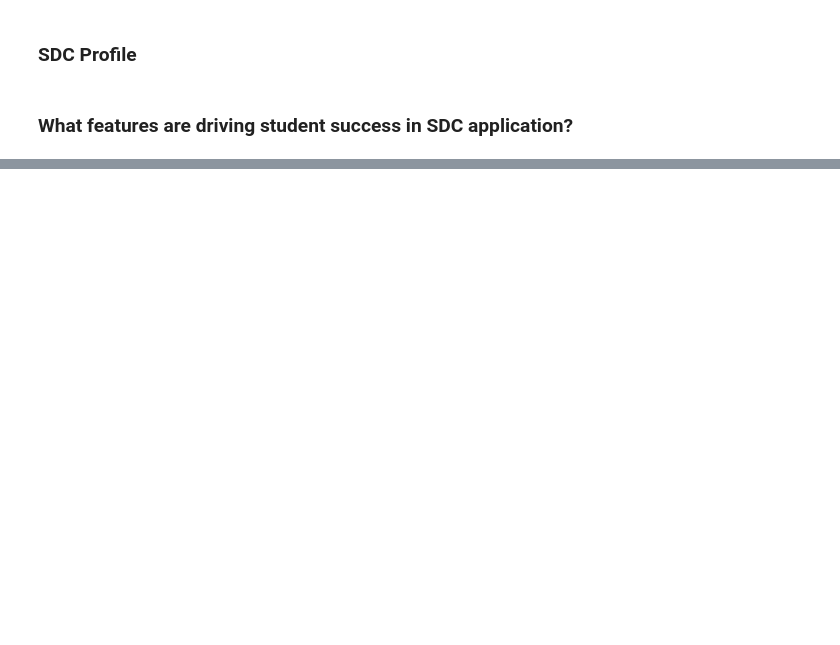
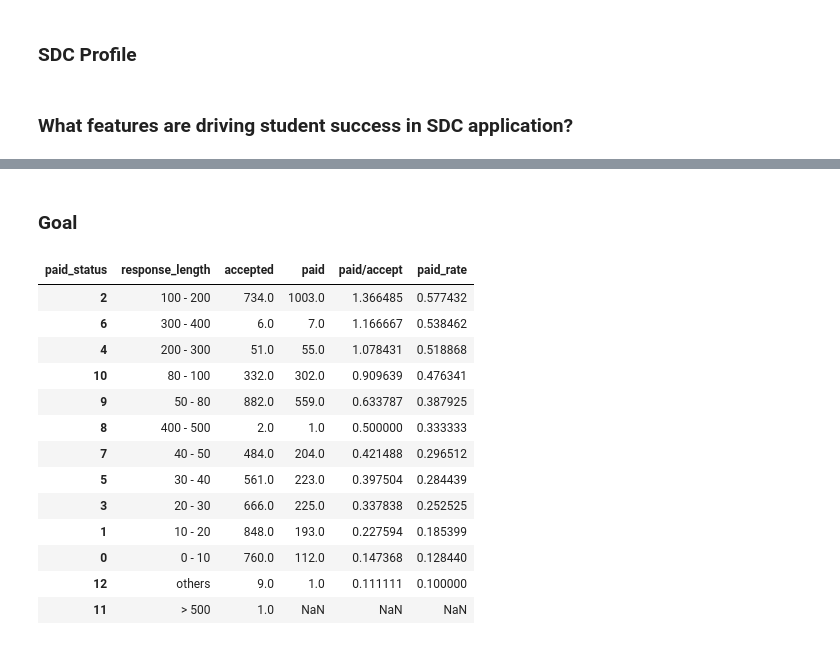
Before and after one commit to yidongli-u/udacity, a Jupyter notebook: successful-student-profile/SDC_profile.ipynb, the cells around one changed output, grey strips where cells are left out. Drawn from its saved outputs; the diff is of its cells as text; code cells hidden in the pictures; blank space fills up the shorter version.

```diff
--- a/successful-student-profile/SDC_profile.ipynb
+++ b/successful-student-profile/SDC_profile.ipynb
@@ -89,0 +313,2 @@ conn_laurel = psycopg2.connect(laurel.read())
+# %% [markdown]
+### Goal
@@ -89,0 +350,20 @@ conn_laurel = psycopg2.connect(laurel.read())
+# %%
+paid = pd.pivot_table(goal, values='id', index=['response_length'],columns=['paid_status'], aggfunc=np.count_nonzero).reset_index()
+paid['paid/accept'] = paid['paid']/paid['accepted']
+paid['paid_rate'] = paid['paid']/(paid['paid']+paid['accepted'])
+paid.sort_values(by='paid/accept',ascending=False)
+# %% [output]
+| paid_status | response_length | accepted | paid | paid/accept | paid_rate |
+| 2 | 100 - 200 | 734.0 | 1003.0 | 1.366485 | 0.577432 |
+| 6 | 300 - 400 | 6.0 | 7.0 | 1.166667 | 0.538462 |
+| 4 | 200 - 300 | 51.0 | 55.0 | 1.078431 | 0.518868 |
+| 10 | 80 - 100 | 332.0 | 302.0 | 0.909639 | 0.476341 |
+| 9 | 50 - 80 | 882.0 | 559.0 | 0.633787 | 0.387925 |
+| 8 | 400 - 500 | 2.0 | 1.0 | 0.500000 | 0.333333 |
+| 7 | 40 - 50 | 484.0 | 204.0 | 0.421488 | 0.296512 |
+| 5 | 30 - 40 | 561.0 | 223.0 | 0.397504 | 0.284439 |
+| 3 | 20 - 30 | 666.0 | 225.0 | 0.337838 | 0.252525 |
+| 1 | 10 - 20 | 848.0 | 193.0 | 0.227594 | 0.185399 |
+| 0 | 0 - 10 | 760.0 | 112.0 | 0.147368 | 0.128440 |
+| 12 | others | 9.0 | 1.0 | 0.111111 | 0.100000 |
+| 11 | > 500 | 1.0 | NaN | NaN | NaN |
```
Also changed, not shown: parts of 25 cells of this notebook.
